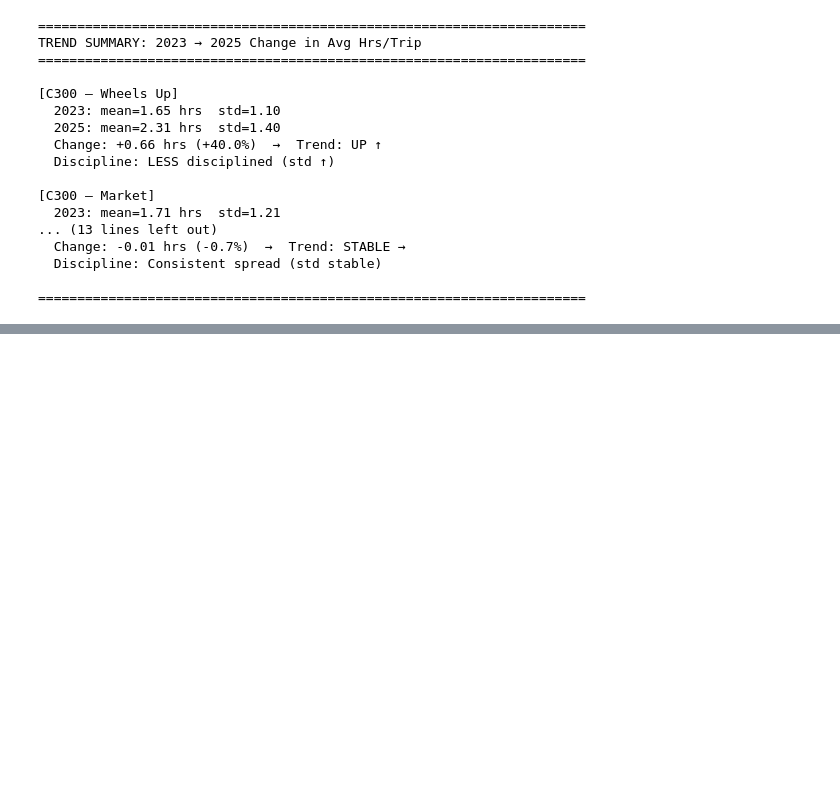
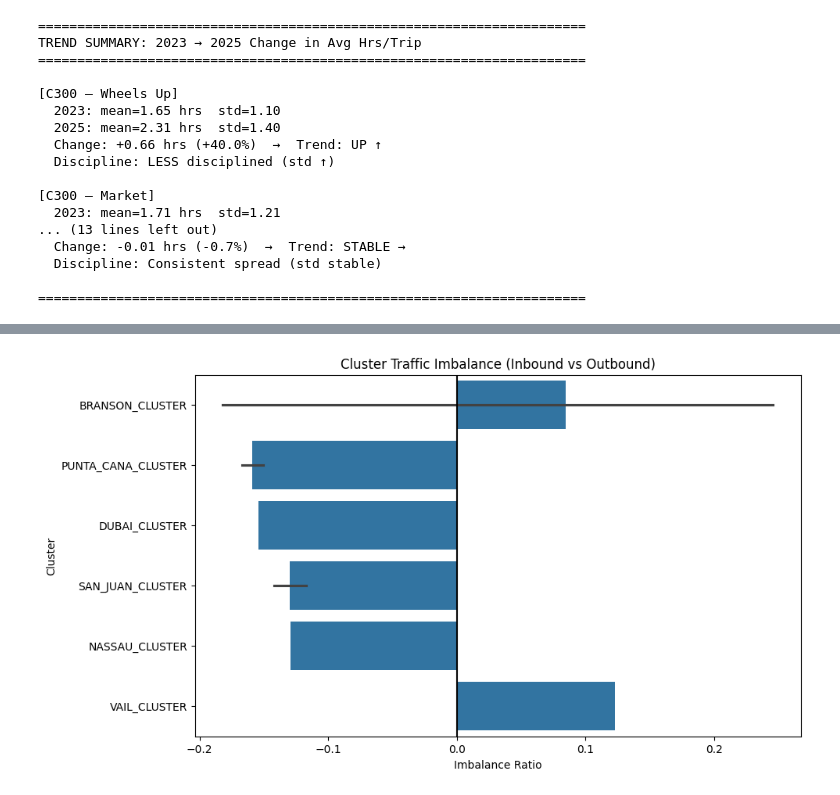
Before and after one commit to tausif-agntworksai/flight-pipeline, a Jupyter notebook: pricing/eda/vedant/WingXAnalysis_va_v3.ipynb, the cells around one changed output, grey strips where cells are left out. Saved outputs shown, nothing was run; the diff lists cells and outputs as text; code cells hidden in the pictures; blank space fills up the shorter version.

Commit message:
imbalance check

```diff
--- a/pricing/eda/vedant/WingXAnalysis_va_v3.ipynb
+++ b/pricing/eda/vedant/WingXAnalysis_va_v3.ipynb
@@ -469,0 +475,6 @@ TREND SUMMARY: 2023 → 2025 Change in Avg Hrs/Trip
+# %%
+corr = pd.read_csv(
+    "gs://agntworks-data-dev/wheelsup/processed/wingx/wingx_cluster_monthly_2026.csv"
+)
+
+corr.head()
@@ -469,0 +488,9 @@ TREND SUMMARY: 2023 → 2025 Change in Avg Hrs/Trip
+# %%
+corr['abs_imbalance'] = corr['imbalance_ratio'].abs()
+
+top_clusters = corr.sort_values(
+    'abs_imbalance',
+    ascending=False
+).head(10)
+
+display(top_clusters[['cluster','month','imbalance_ratio']])
@@ -469,0 +509,19 @@ TREND SUMMARY: 2023 → 2025 Change in Avg Hrs/Trip
+# %%
+plt.figure(figsize=(10,6))
+
+top = corr.loc[corr['imbalance_ratio'].abs().nlargest(10).index]
+
+sns.barplot(
+    data=top,
+    x='imbalance_ratio',
+    y='cluster'
+)
+
+plt.axvline(0,color='black')
+plt.title("Cluster Traffic Imbalance (Inbound vs Outbound)")
+plt.xlabel("Imbalance Ratio")
+plt.ylabel("Cluster")
+
+plt.show()
+# %% [output]
+[figure, added]
```
Also changed, not shown: parts of 5 cells of this notebook, 1 other file.
